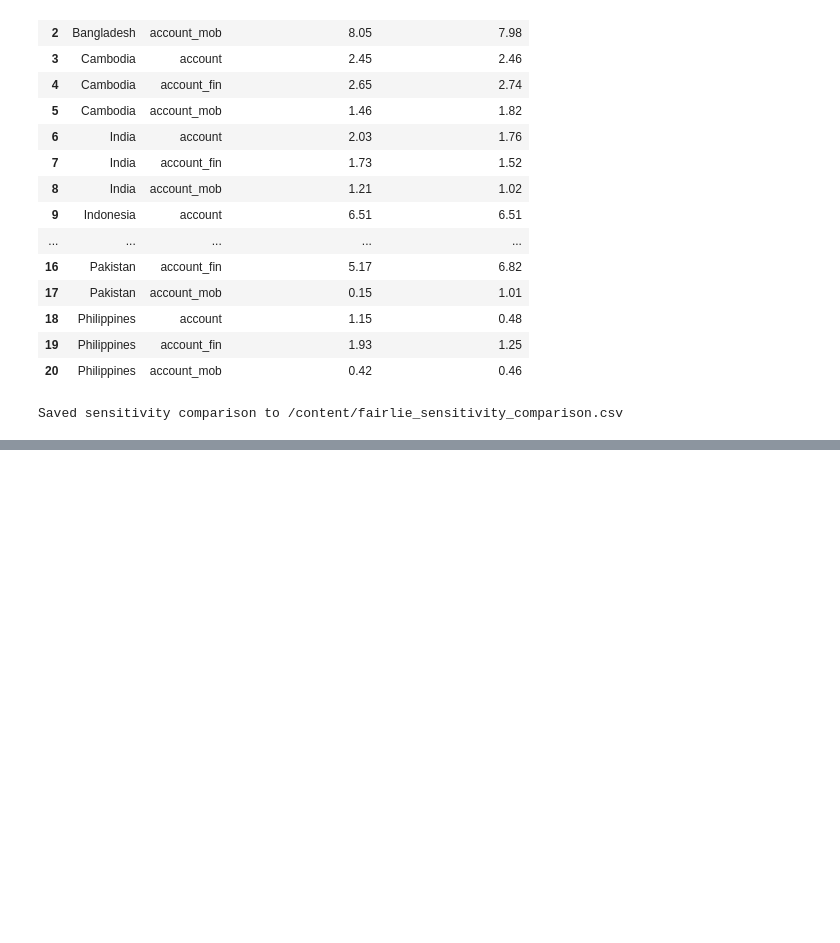
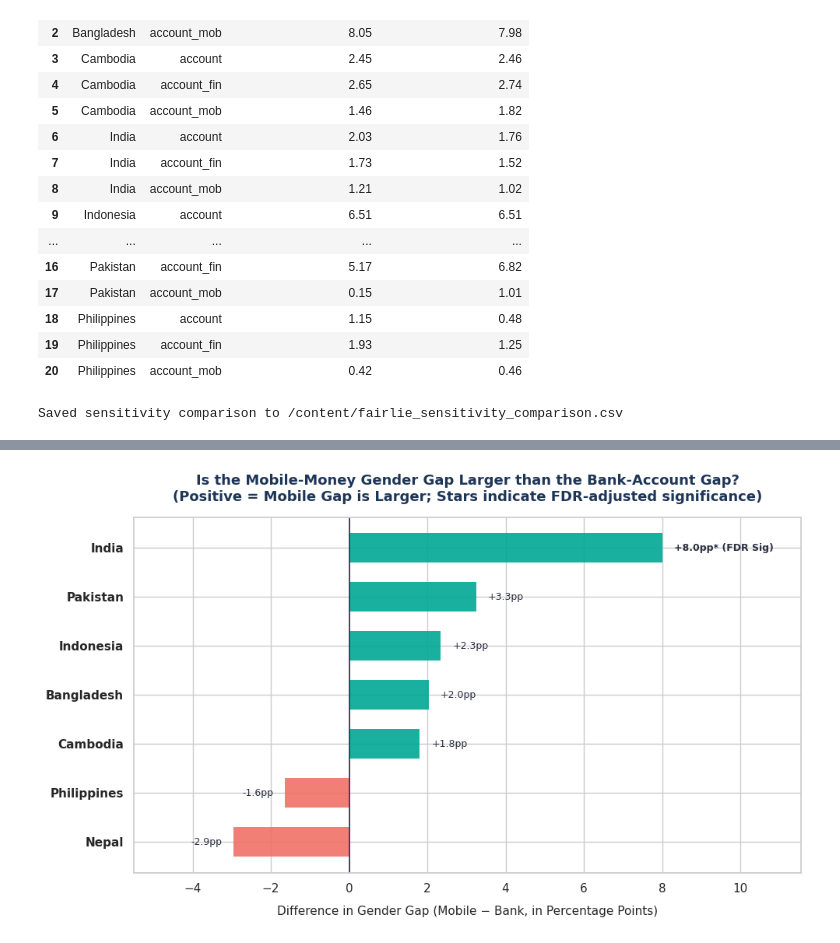
Before and after one commit to Saimon0007/Financial-Inclusion-across-South-and-Southeast-Asia-after-COVID-19, a Jupyter notebook: Thesis.ipynb, the cells around one changed output, grey strips where cells are left out. Cells and saved outputs as stored; diff of their text form; code cells hidden in the pictures; blank space fills up the shorter version.

```diff
--- a/Thesis.ipynb
+++ b/Thesis.ipynb
@@ -3152,0 +3742,60 @@ Day 15-16 complete. Check Section 5's significant interactions and Section 7's c
+# %%
+import pandas as pd
+import matplotlib.pyplot as plt
+import seaborn as sns
+import os
+
+# Ensure polished style
+sns.set_theme(style="whitegrid")
+plt.rcParams["font.family"] = "sans-serif"
+plt.rcParams["font.size"] = 10
+
+csv_path = "/content/channel_gap_equality.csv"
+if os.path.exists(csv_path):
+    df_eq = pd.read_csv(csv_path)
+
+    # Sort countries by the magnitude of the difference for a cleaner plot
+    df_eq = df_eq.sort_values("diff_mobile_minus_bank", ascending=True)
+
+    fig, ax = plt.subplots(figsize=(10, 6))
+
+    # Map colors based on the value to highlight directional differences
+    colors = ["#f07167" if val < 0 else "#00a896" for val in df_eq["diff_mobile_minus_bank"]]
+
+    # Plot horizontal bars for the gap difference (mobile minus bank)
+    y_pos = range(len(df_eq))
+    bars = ax.barh(y_pos, df_eq["diff_mobile_minus_bank"] * 100, color=colors, height=0.6, edgecolor="none", alpha=0.9)
+
+    # Customizing the ticks and labels
+    ax.set_yticks(y_pos)
+    ax.set_yticklabels(df_eq["economy"], fontsize=11, fontweight="bold")
+
+    # Add a zero line reference
+    ax.axvline(0, color="#2b2d42", linewidth=1.2, linestyle="-")
+
+    # Put value labels on the bars
+    for i, bar in enumerate(bars):
+        width = bar.get_width()
+        label_x = width + 0.3 if width >= 0 else width - 0.3
+        align = "left" if width >= 0 else "right"
+        # Highlight India as the only statistically significant difference after FDR
+        is_sig = df_eq.iloc[i]["sig_prob_fdr"]
+        weight = "bold" if is_sig else "normal"
+        suffix = "* (FDR Sig)" if is_sig else ""
+        ax.text(label_x, i, f"{width:+.1f}pp{suffix}", va="center", ha=align, fontsize=9, fontweight=weight, color="#2b2d42")
+
+    ax.set_xlabel("Difference in Gender Gap (Mobile − Bank, in Percentage Points)", fontsize=11, labelpad=10)
+    ax.set_title("Is the Mobile-Money Gender Gap Larger than the Bank-Account Gap?\n(Positive = Mobile Gap is Larger; Stars indicate FDR-adjusted significance)", fontsize=13, fontweight="bold", pad=15, color="#1d3557")
+
+    # Add margin space on x-axis
+    x_min, x_max = ax.get_xlim()
+    ax.set_xlim(x_min - 2, x_max + 3)
+
+    plt.tight_layout()
+    plt.savefig("/content/channel_gap_comparison.png", dpi=200, bbox_inches="tight")
+    plt.show()
+    print("Successfully saved the gap comparison plot to '/content/channel_gap_comparison.png'.")
+else:
+    print(f"Could not find '{csv_path}'. Please verify the script on Day 18 has been executed.")
+# %% [output]
+[figure, added]
```
Also changed, not shown: parts of 13 cells of this notebook.
